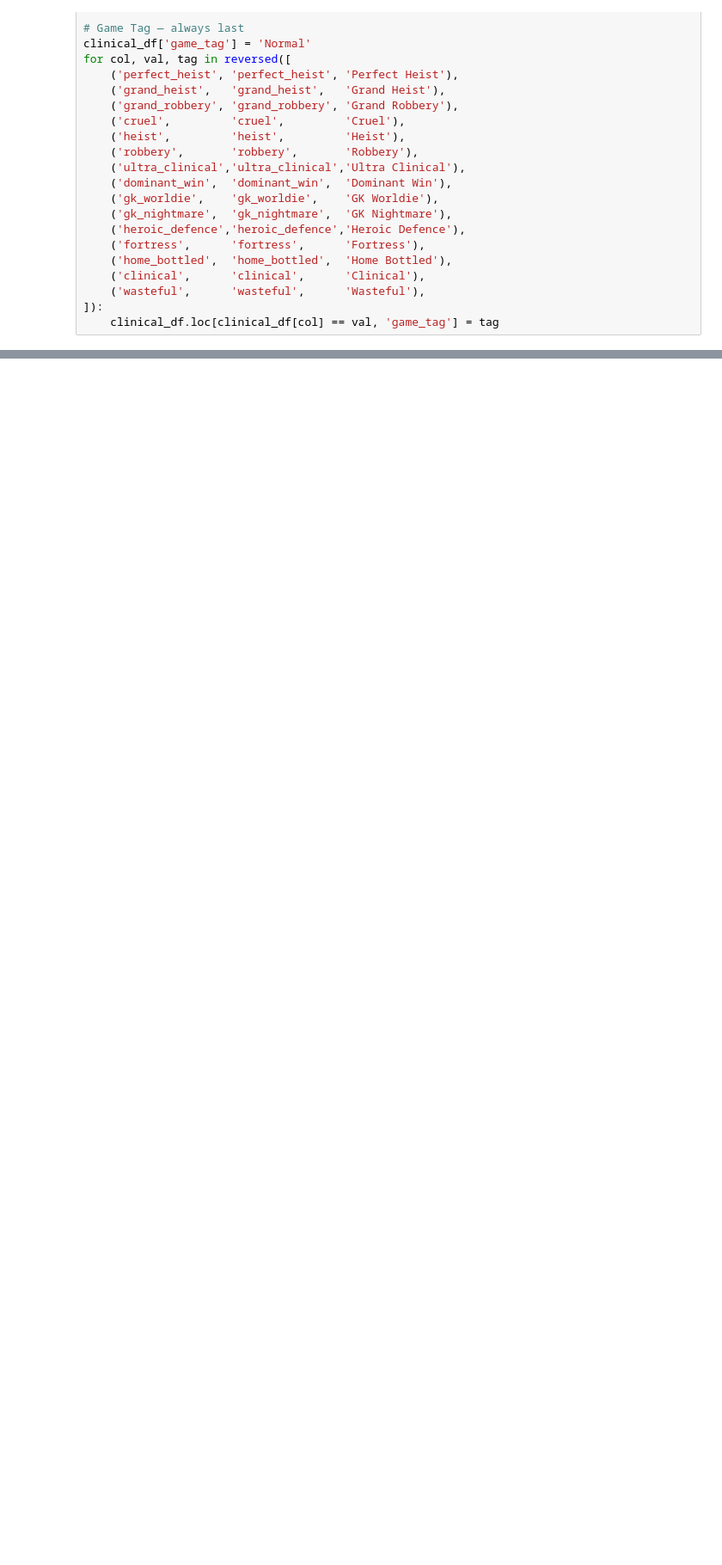
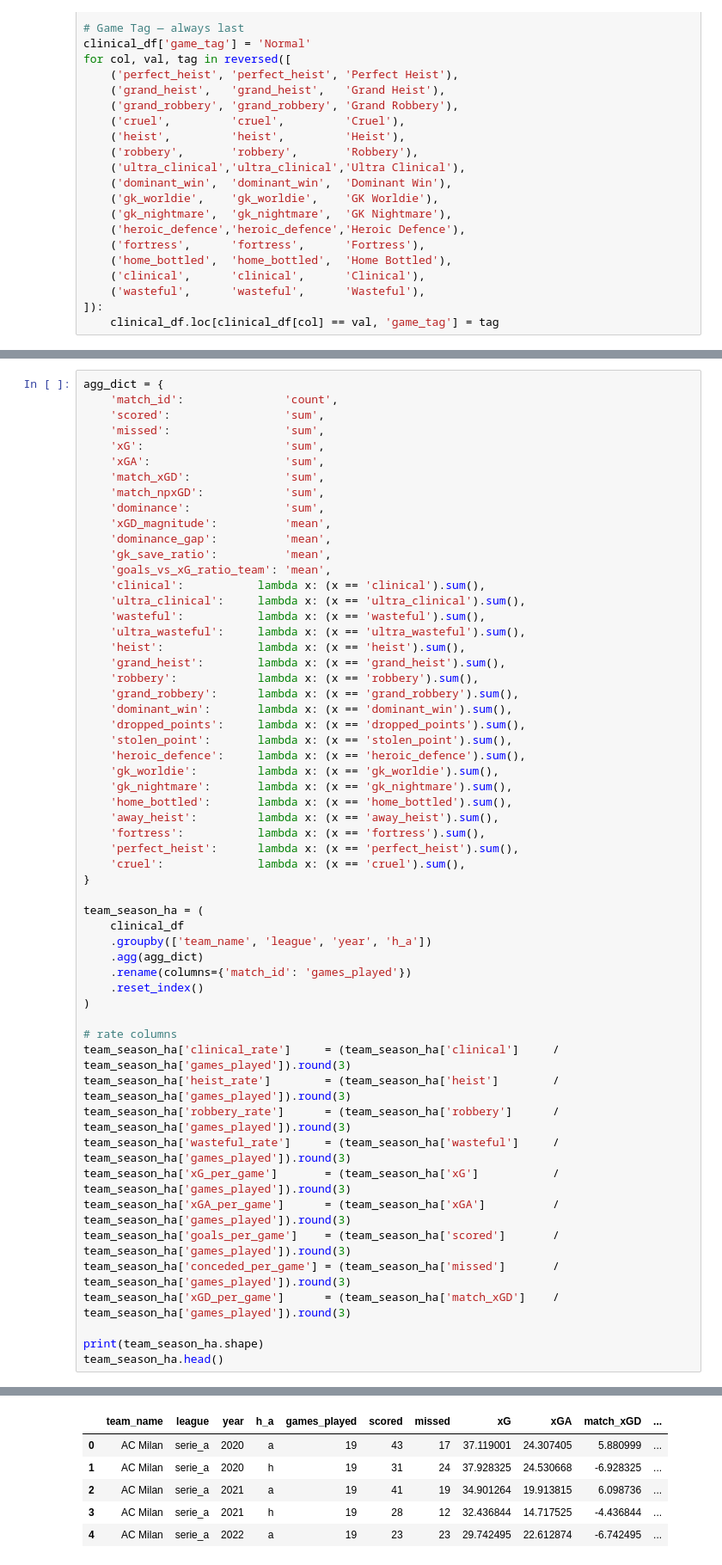
Before and after one commit to aadvikmazumdar/OnTarget---Football-Analytics-Agentic-AI-System, a Jupyter notebook: notebooks/xG_analysis.ipynb, the cells around one changed output, grey strips where cells are left out. Shown at 86% size. Drawn from its saved outputs; the diff is of its cells as text; blank space fills up the shorter version.

```diff
--- a/notebooks/xG_analysis.ipynb
+++ b/notebooks/xG_analysis.ipynb
@@ -234,0 +243,57 @@ clinical_df.columns.to_list
+# %%
+agg_dict = {
+    'match_id':               'count',
+    'scored':                 'sum',
+    'missed':                 'sum',
+    'xG':                     'sum',
+    'xGA':                    'sum',
+    'match_xGD':              'sum',
+    'match_npxGD':            'sum',
+    'dominance':              'sum',
+    'xGD_magnitude':          'mean',
+    'dominance_gap':          'mean',
+    'gk_save_ratio':          'mean',
+    'goals_vs_xG_ratio_team': 'mean',
+    'clinical':           lambda x: (x == 'clinical').sum(),
+    'ultra_clinical':     lambda x: (x == 'ultra_clinical').sum(),
+    'wasteful':           lambda x: (x == 'wasteful').sum(),
+    'ultra_wasteful':     lambda x: (x == 'ultra_wasteful').sum(),
+    'heist':              lambda x: (x == 'heist').sum(),
+    'grand_heist':        lambda x: (x == 'grand_heist').sum(),
+    'robbery':            lambda x: (x == 'robbery').sum(),
+    'grand_robbery':      lambda x: (x == 'grand_robbery').sum(),
+    'dominant_win':       lambda x: (x == 'dominant_win').sum(),
+    'dropped_points':     lambda x: (x == 'dropped_points').sum(),
+    'stolen_point':       lambda x: (x == 'stolen_point').sum(),
+    'heroic_defence':     lambda x: (x == 'heroic_defence').sum(),
+    'gk_worldie':         lambda x: (x == 'gk_worldie').sum(),
+    'gk_nightmare':       lambda x: (x == 'gk_nightmare').sum(),
+    'home_bottled':       lambda x: (x == 'home_bottled').sum(),
+    'away_heist':         lambda x: (x == 'away_heist').sum(),
+    'fortress':           lambda x: (x == 'fortress').sum(),
+    'perfect_heist':      lambda x: (x == 'perfect_heist').sum(),
+    'cruel':              lambda x: (x == 'cruel').sum(),
+}
+
+team_season_ha = (
+    clinical_df
+    .groupby(['team_name', 'league', 'year', 'h_a'])
+    .agg(agg_dict)
+    .rename(columns={'match_id': 'games_played'})
+    .reset_index()
+)
+
+# rate columns
+team_season_ha['clinical_rate']     = (team_season_ha['clinical']     / team_season_ha['games_played']).round(3)
+team_season_ha['heist_rate']        = (team_season_ha['heist']        / team_season_ha['games_played']).round(3)
+team_season_ha['robbery_rate']      = (team_season_ha['robbery']      / team_season_ha['games_played']).round(3)
+team_season_ha['wasteful_rate']     = (team_season_ha['wasteful']     / team_season_ha['games_played']).round(3)
+team_season_ha['xG_per_game']       = (team_season_ha['xG']           / team_season_ha['games_played']).round(3)
+team_season_ha['xGA_per_game']      = (team_season_ha['xGA']          / team_season_ha['games_played']).round(3)
+team_season_ha['goals_per_game']    = (team_season_ha['scored']       / team_season_ha['games_played']).round(3)
+team_season_ha['conceded_per_game'] = (team_season_ha['missed']       / team_season_ha['games_played']).round(3)
+team_season_ha['xGD_per_game']      = (team_season_ha['match_xGD']    / team_season_ha['games_played']).round(3)
+
+print(team_season_ha.shape)
+team_season_ha.head()
+# %% [output]
@@ -234,0 +301,6 @@ clinical_df.columns.to_list
+|  | team_name | league | year | h_a | games_played | scored | missed | xG | xGA | match_xGD | ... |
+| 0 | AC Milan | serie_a | 2020 | a | 19 | 43 | 17 | 37.119001 | 24.307405 | 5.880999 | ... |
+| 1 | AC Milan | serie_a | 2020 | h | 19 | 31 | 24 | 37.928325 | 24.530668 | -6.928325 | ... |
+| 2 | AC Milan | serie_a | 2021 | a | 19 | 41 | 19 | 34.901264 | 19.913815 | 6.098736 | ... |
+| 3 | AC Milan | serie_a | 2021 | h | 19 | 28 | 12 | 32.436844 | 14.717525 | -4.436844 | ... |
+| 4 | AC Milan | serie_a | 2022 | a | 19 | 23 | 23 | 29.742495 | 22.612874 | -6.742495 | ... |
```
Also changed, not shown: parts of 8 cells of this notebook.
